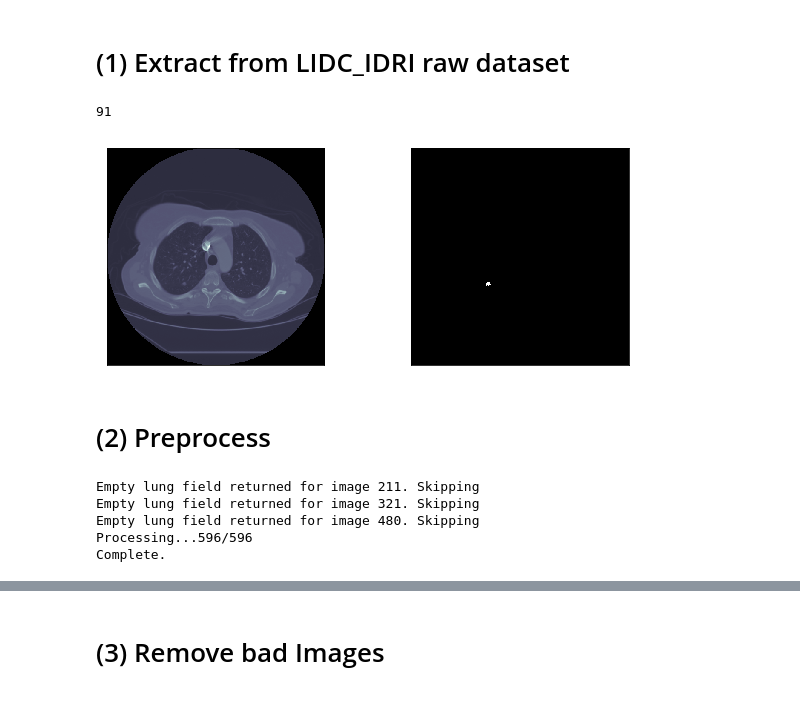
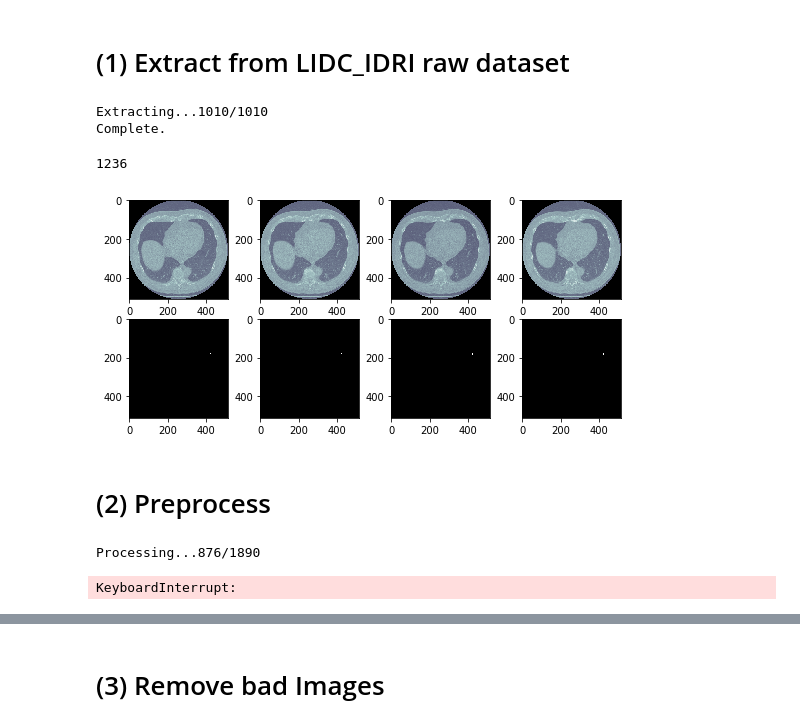
Before and after one commit to maggiebasta/lung-cancer-thesis, a Jupyter notebook: LIDC/unet_3d/preprocess_notebook.ipynb, the cells around one changed output, grey strips where cells are left out. Drawn from its saved outputs; the diff is of its cells as text; code cells hidden in the pictures.

```diff
--- a/LIDC/unet_3d/preprocess_notebook.ipynb
+++ b/LIDC/unet_3d/preprocess_notebook.ipynb
@@ -19,30 +20,29 @@ warnings.filterwarnings("ignore")
 # %%
-# # 1.2: download from s3
-# extract('../raw_data/', 'data/prepared', extract_all=True)
+# 1.2: download from s3
+extract('../raw_data/', 'data/extracted')
+# %% [output]
+Extracting...1010/1010
+Complete.
 # %%
 # 1.3: visualize
 
-idx = np.random.randint(len(os.listdir('data/prepared/image1')))
+idx = np.random.randint(len(os.listdir('data/extracted')))
+f = os.listdir('data/extracted')[idx]
 
-img = imread(f'data/prepared/image1/{idx}.tif')
-mask = imread(f'data/prepared/label1/{idx}.tif')
+img, mask, _, _ = pkl.load(open(f'data/extracted/{f}', 'rb'))
 
 print(idx)
 
-fig, axs = plt.subplots(1, 2, figsize=(10, 4))
-axs[0].imshow(np.array(img), cmap='bone')
-axs[1].imshow(np.array(mask), cmap='bone')
-
-axs[0].set_xticks([], [])
-axs[1].set_xticks([], [])
-axs[0].set_yticks([], [])
-axs[1].set_yticks([], [])
+fig, axs = plt.subplots(2, 4, figsize=(9, 4))
+for i in range(4):
+    axs[0][i].imshow(np.array(img[i]), cmap='bone')
+    axs[1][i].imshow(np.array(mask[i]), cmap='bone')
 
 
 plt.show()
 # %% [output]
-91
+1236
-[figure, old version]
+[figure, new version]
 # %% [markdown]
 # (2) Preprocess
 # %%
@@ -50,13 +50,10 @@ plt.show()
 shutil.rmtree('data/processed')
 # %%
 # 2.2 process
-preprocess('data/prepared', 'data/processed')
+preprocess('data/extracted', 'data/processed')
 # %% [output]
-Empty lung field returned for image 211. Skipping
-Empty lung field returned for image 321. Skipping
-Empty lung field returned for image 480. Skipping
-Processing...596/596
-Complete.
+Processing...876/1890
+KeyboardInterrupt:
 # %%
 # 2.3: visualize
 
```
Also changed, not shown: parts of 12 cells of this notebook, 4 other files.
